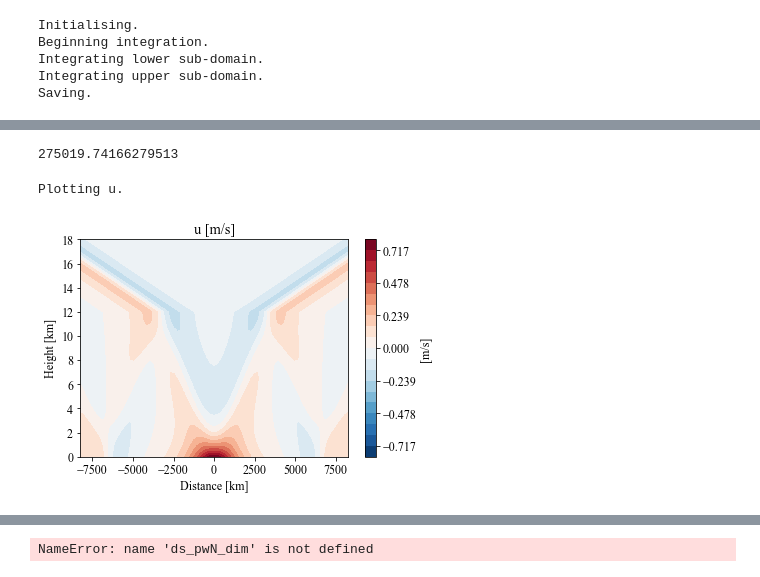
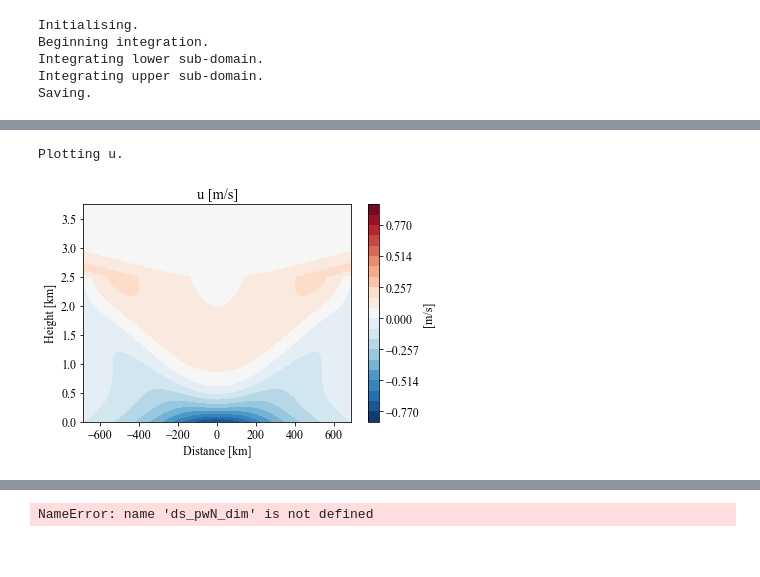
Before and after one commit to eshort0401/rotunno83, a Jupyter notebook: python_scripts/rotunno83.ipynb, the cells around one changed output, grey strips where cells are left out. Cells and saved outputs as stored; diff of their text form; code cells hidden in the pictures.

```diff
--- a/python_scripts/rotunno83.ipynb
+++ b/python_scripts/rotunno83.ipynb
@@ -44,7 +44,7 @@ Integrating upper sub-domain.
 Saving.
 # %%
 ds_pwN = rt.solve_piecewise_N(
-    xN=81, zN=41, tN=8, sN=1000, L=1.5, N=4, H1=6, save=False)
+    xN=81, zN=41, tN=16, sN=1000, L=1.5, N=4, H1=5, save=False)
 # %% [output]
 Initialising.
 Beginning integration.
@@ -54,7 +54,7 @@ Saving.
 # %%
 theta0=300
 N=0.02
-h=2000
+h=500
 delTheta=16
 latitude=0
 beta, Atilde, f, h = rt.calc_rotunno_parameters(
@@ -70,7 +68,5 @@ Atilde*omega**3*h*np.pi
 # %%
-.5*N*h/omega
+.05*N*h/omega
-# %% [output]
-275019.74166279513
 # %%
 omega = 2*np.pi/(24*3600)
 # ds_rotunno_dim = rt.redimensionalise_rotunno(copy.deepcopy(ds_rotunno), h=h, f=f, N=N)
@@ -83,15 +79,15 @@ ds_cN_dim = rt.redimensionalise_qian(copy.deepcopy(ds_cN), h=h, N=N, Q0=1*7.5e-6
 # %%
 test = ds_pwN_dim.sum(dim='mode', keep_attrs=True)
 # test = ds_pwN.isel(mode=0)
 var='u'
-t=4
+t=0
 fig = rt.plotCont(test, var=var, t=t)[0]
 
 plt.savefig('/home/student.unimelb.edu.au/shorte1/Documents/phd/confirmation/soln_{}_{}.png'.format(var, t),
             dpi=200, bbox_inches='tight', facecolor='white')
 # %% [output]
 Plotting u.
-[figure, old version]
+[figure, new version]
 # %%
 test = ds_cN_dim.sum(dim='mode', keep_attrs=True)
 # test = ds_cN.isel(mode=0)
```
Also changed, not shown: parts of 8 cells of this notebook, 3 other files.
